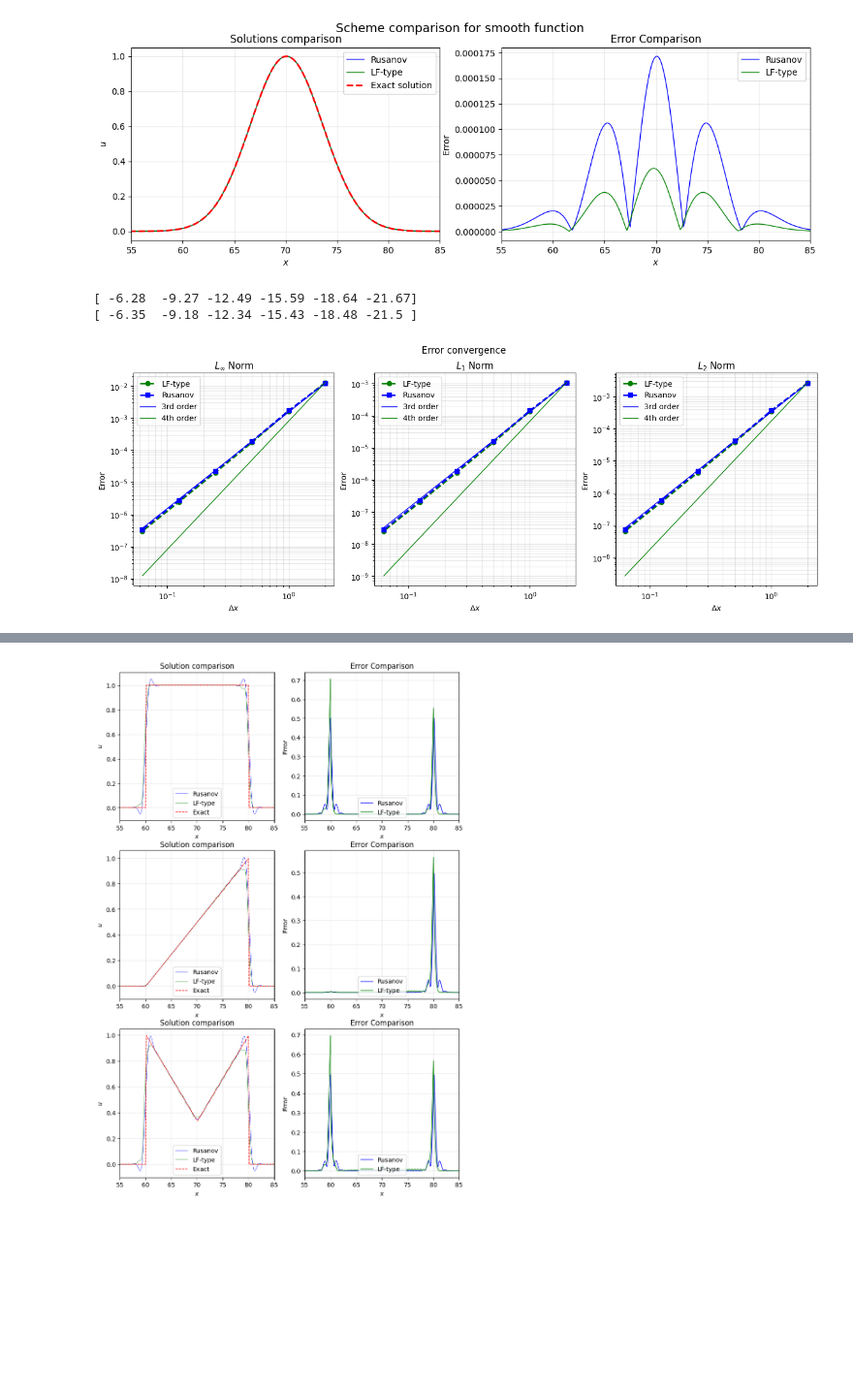
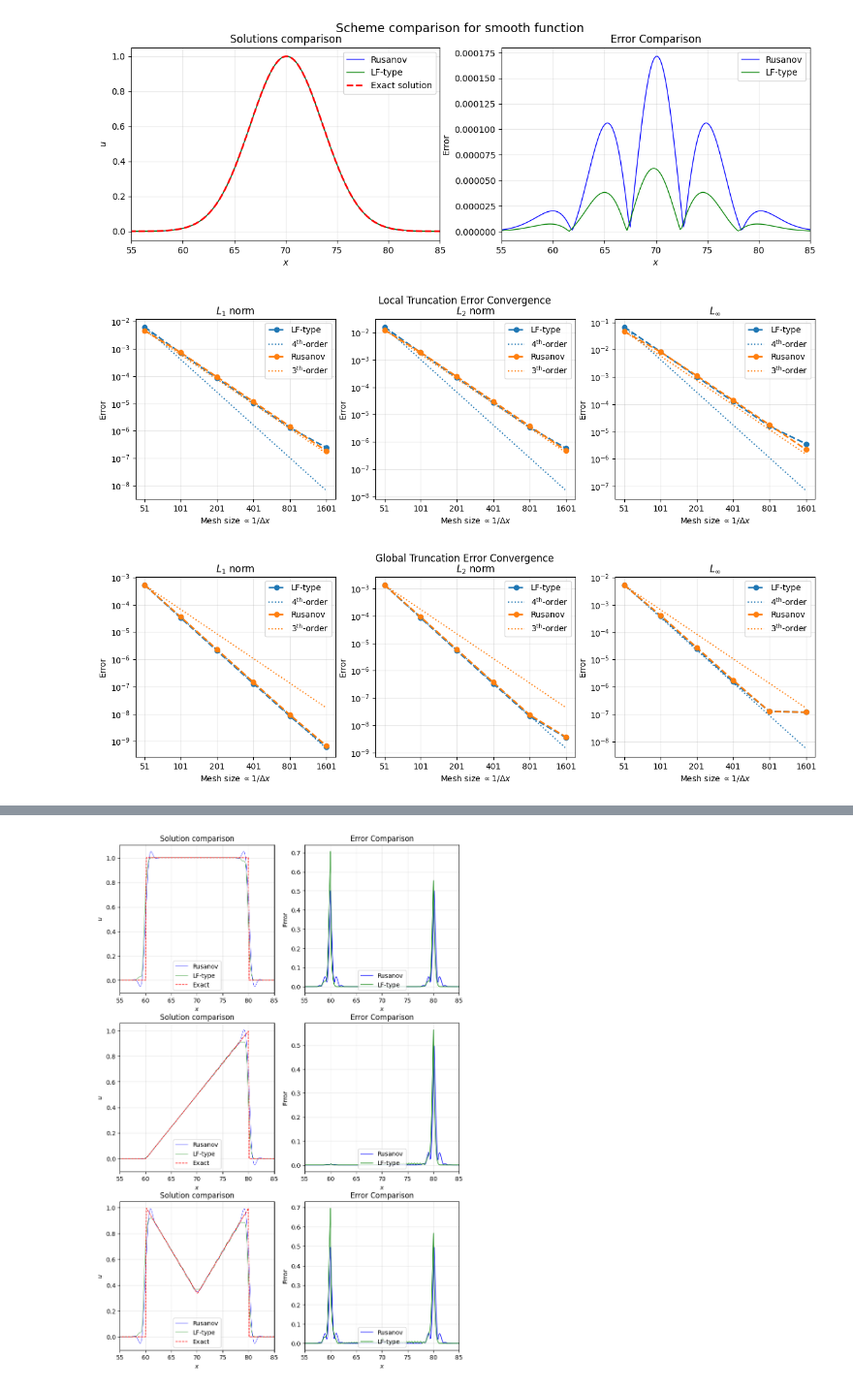
Before and after one commit to ukolov-ivan/mipt-vkr, a Jupyter notebook: src/advect.ipynb, the cells around one changed output, grey strips where cells are left out. Shown at 97% size. Saved outputs shown, nothing was run; the diff lists cells and outputs as text; code cells hidden in the pictures; blank space fills up the shorter version.

Commit message:
Refactored convergence analysis; Added analysis for LTE.

```diff
--- a/src/advect.ipynb
+++ b/src/advect.ipynb
@@ -343,38 +298,0 @@ dxs = np.array(dxs)
-# %%
-np.set_printoptions(precision=2)
-print(np.log2(np.array(errors_mlf_Linf)))
-print(np.log2(np.array(errors_rusanov_Linf)))
-# %% [output]
-[ -6.28  -9.27 -12.49 -15.59 -18.64 -21.67]
-[ -6.35  -9.18 -12.34 -15.43 -18.48 -21.5 ]
-# %%
-fig, axes = plt.subplots(1, 3, figsize=(16, 5))
-norm_names = ['$L_{\infty}$', '$L_1$', '$L_2$']
-errors_mlf_all = [errors_mlf_Linf, errors_mlf_L1, errors_mlf_L2]
-errors_rusanov_all = [errors_rusanov_Linf, errors_rusanov_L1, errors_rusanov_L2]
-
-for ax, name, err_m, err_r in zip(axes, norm_names, errors_mlf_all, errors_rusanov_all):
-    ax: matplotlib.axes.Axes
-    ax.loglog(dxs, err_m, 'go--', label='LF-type', linewidth=2)
-    ax.loglog(dxs, err_r, 'bs--', label='Rusanov', linewidth=2)
-
-    # Reference slopes
-    slope = (dxs / dxs[0])
-    # debug
-    # for order in [1, 2, 3, 4, 5]:
-        # ax.loglog(dxs, err_m[0] * slope**order, label=f"{order}-{'nd' if order < 2 else 'th'} order")
-
-    ax.loglog(dxs, err_r[0] * slope**3, label='3rd order', color ='blue', linewidth=1)
-    ax.loglog(dxs, err_m[0] * slope**4, label='4th order', color='green', linewidth=1)
-
-    # TODO -- set xticks to the values of dxs
-    ax.set_xlabel(r'$\Delta x$')
-    ax.set_ylabel('Error')
-    ax.set_title(f'{name} Norm')
-    ax.legend()
-    ax.grid(True, which='both', alpha=0.3)
-
-plt.suptitle("Error convergence")
-plt.show()
-# %% [output]
-[figure, removed]
@@ -380,0 +353,21 @@ plt.show()
+# %%
+dxs = L / np.array(mesh_sizes)
+
+mlf_convergence = convergence(
+    step_func=mlf_step, mesh_sizes=mesh_sizes, sigma=0.5, cfl=0.5, max_time=10
+)
+rusanov_convergence = convergence(
+    step_func=rusanov_step, mesh_sizes=mesh_sizes, sigma=0.5, cfl=0.5, max_time=10
+)
+# %%
+fig, axes = plot_convergence(
+    dxs, errors=mlf_convergence, expected_order=4, label="LF-type")
+fig, axes = plot_convergence(
+    dxs, errors=rusanov_convergence, expected_order=3, label="Rusanov",
+    axes=axes)
+
+fig.suptitle("Local Truncation Error Convergence")
+
+plt.show()
+# %% [output]
+[figure, added]
@@ -380,0 +383,12 @@ plt.show()
+# %%
+fig, axes = plot_convergence(
+    dxs, errors=mlf_convergence, expected_order=4, label="LF-type")
+fig, axes = plot_convergence(
+    dxs, errors=rusanov_convergence, expected_order=3, label="Rusanov",
+    axes=axes)
+
+fig.suptitle("Global Truncation Error Convergence")
+
+plt.show()
+# %% [output]
+[figure, added]
```
Also changed, not shown: parts of 4 cells of this notebook.
